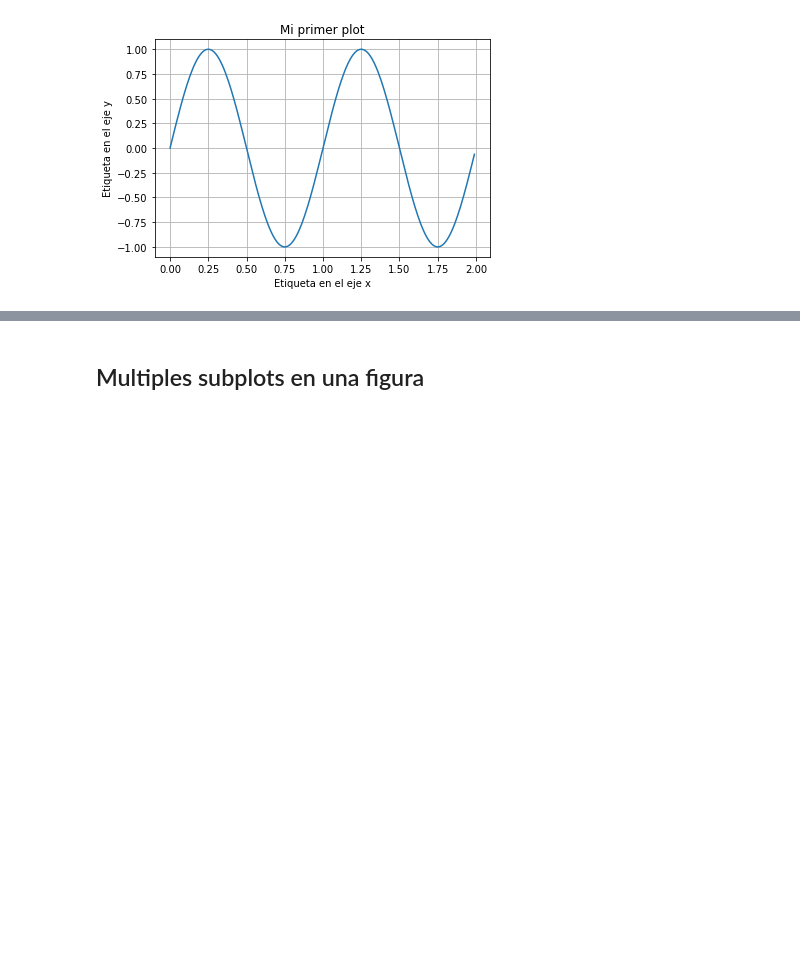
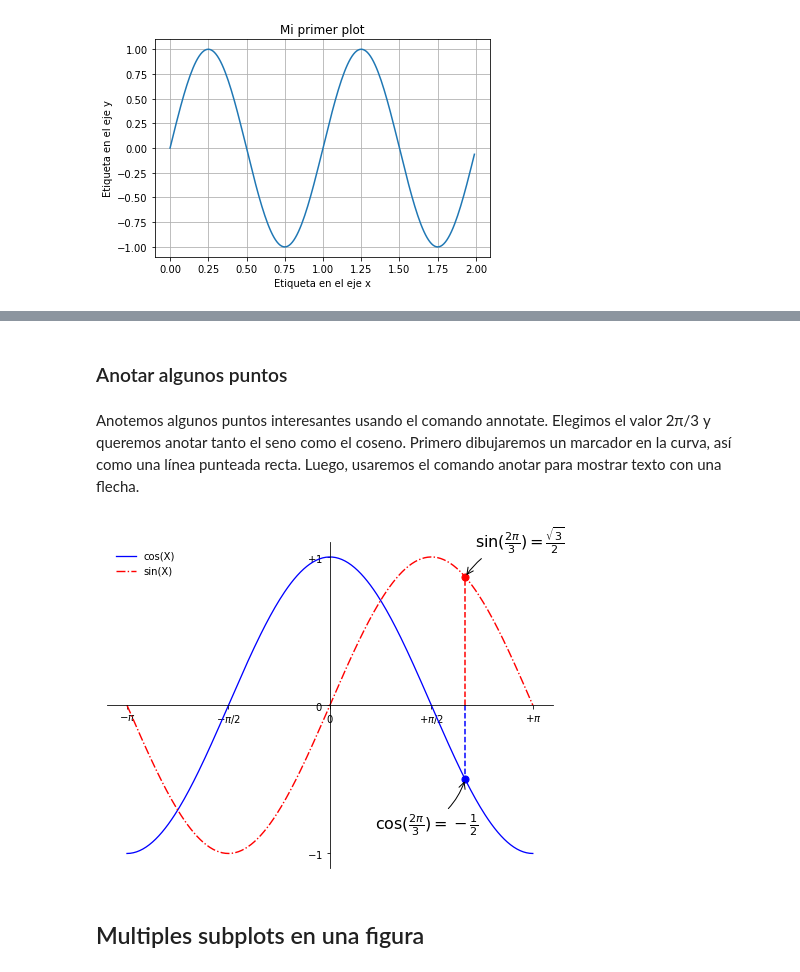
Before and after one commit to juan-pineda/Curso_computacion_cientifica, a Jupyter notebook: 02-Data-visualization/Data_Visualization.ipynb, the cells around one changed output, grey strips where cells are left out. Saved outputs shown, nothing was run; the diff lists cells and outputs as text; code cells hidden in the pictures; blank space fills up the shorter version.

```diff
--- a/02-Data-visualization/Data_Visualization.ipynb
+++ b/02-Data-visualization/Data_Visualization.ipynb
@@ -26,3 +103,49 @@ plt.show()
+# %% [markdown]
+### Anotar algunos puntos
+# %% [markdown]
+Anotemos algunos puntos interesantes usando el comando annotate. Elegimos el valor 2π/3 y queremos anotar tanto el seno como el coseno. Primero dibujaremos un marcador en la curva, así como una línea punteada recta. Luego, usaremos el comando anotar para mostrar texto con una flecha.
+# %%
+plt.figure(figsize=(8,6))
+ax = plt.subplot(111)
+
+ax.spines['right'].set_color('none')
+ax.spines['top'].set_color('none')
+ax.xaxis.set_ticks_position('bottom')
+ax.spines['bottom'].set_position(('data',0))
+ax.yaxis.set_ticks_position('left')
+ax.spines['left'].set_position(('data',0))
+
+x = np.linspace(-np.pi, np.pi, 256)
+y1,y2 = np.cos(x), np.sin(x)
+
+plt.plot(x, y1, color="blue", linewidth=1.3, linestyle="-",label = 'cos(X)') # añadir label para insertar legendas
+plt.plot(x, y2, color="red", linewidth=1.4, linestyle="-.",label = 'sin(X)')
+
+plt.xticks([-np.pi, -np.pi/2, 0, np.pi/2, np.pi],[r'$-\pi$', r'$-\pi/2$', r'$0$', r'$+\pi/2$', r'$+\pi$'])
+plt.yticks([-1, 0, +1],[r'$-1$', r'$0$', r'$+1$'])
+plt.xlim(x.min()*1.1, x.max()*1.1)
+
+# Anotación de puntos
+
+t = 2*np.pi/3
+plt.plot([t,t],[0,np.cos(t)],color ='blue',  linewidth=1.5, linestyle="--")
+plt.scatter([t,],[np.cos(t),], 50, color ='blue')
+plt.annotate(r'$\sin(\frac{2\pi}{3})=\frac{\sqrt{3}}{2}$',
+             xy=(t, np.sin(t)),  xycoords='data',
+             xytext=(+10, +30), textcoords='offset points', fontsize=16,
+             arrowprops=dict(arrowstyle="->", connectionstyle="arc3,rad=.2"))
+
+plt.plot([t,t],[0,np.sin(t)],color ='red',  linewidth=1.5, linestyle="--")
+plt.scatter([t,],[np.sin(t),], 50, color ='red')
+plt.annotate(r'$\cos(\frac{2\pi}{3})=-\frac{1}{2}$',
+             xy=(t, np.cos(t)),  xycoords='data',
+             xytext=(-90, -50), textcoords='offset points', fontsize=16,
+             arrowprops=dict(arrowstyle="->", connectionstyle="arc3,rad=.2"))
+
+plt.legend(loc='upper left', frameon=False)   # ubicar la legenda en la parte superior izquiera de la ventana
+plt.show()
+# %% [output]
+[figure, added]
 # %% [markdown]
 ## Multiples subplots en una figura
 # %%
```
Also changed, not shown: parts of 26 cells of this notebook, 2 other files.
